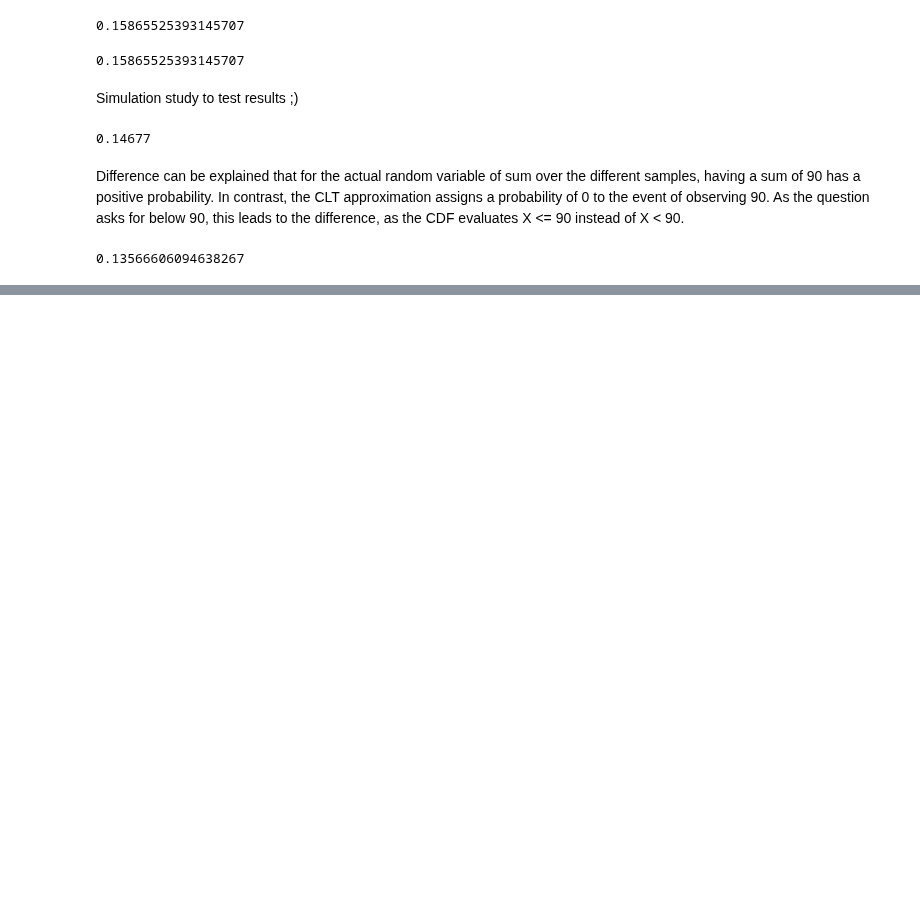
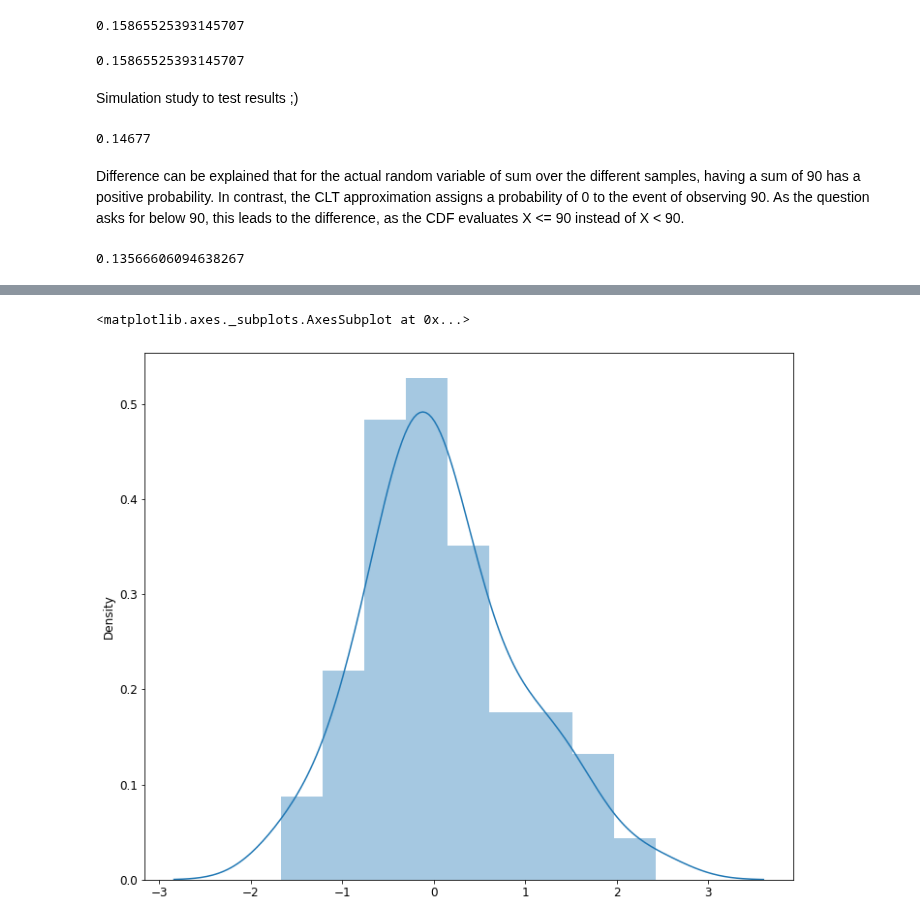
Before and after one commit to RoetGer/decisions-under-uncertainty, a Jupyter notebook: solved_problems.ipynb, the cells around one changed output, grey strips where cells are left out. Drawn from its saved outputs; the diff is of its cells as text; code cells hidden in the pictures; blank space fills up the shorter version.

```diff
--- a/solved_problems.ipynb
+++ b/solved_problems.ipynb
@@ -12,9 +12,14 @@ Solution approach:
 *   Use central limit theorem to approximate distribution of mean(X), that is mean(X) ~ N(lambda, lambda/n)
 *   P(sqrt(n)(mean(X) - lambda)/sqrt(lambda) <= sqrt(n)(90/n - lambda)/sqrt(lambda))
 # %%
-import scipy as sp
+import matplotlib.pyplot as plt
 import numpy as np
+import pandas as pd
+
 from scipy.stats import norm
+
+plt.rc('figure', figsize=(12, 10))
+plt.rc('font', size=12)
 # %%
 n = 100
 val_to_compare = 90
@@ -55,0 +66,15 @@ sm.stats.
+# %%
+import seaborn as sns
+np.random.seed(5)
+samples_A = np.random.normal(size=n)
+samples_B = np.random.normal(size=n, loc=1.)
+
+df = pd.DataFrame({
+    'Observations': np.concatenate([samples_A, samples_B]),
+    'Group':  np.repeat(['A', 'B'], repeats=n)
+})
+
+sns.distplot(samples)
+# %% [output]
+<matplotlib.axes._subplots.AxesSubplot at 0x...>
+[figure, added]
```
Also changed, not shown: parts of 18 cells of this notebook.
